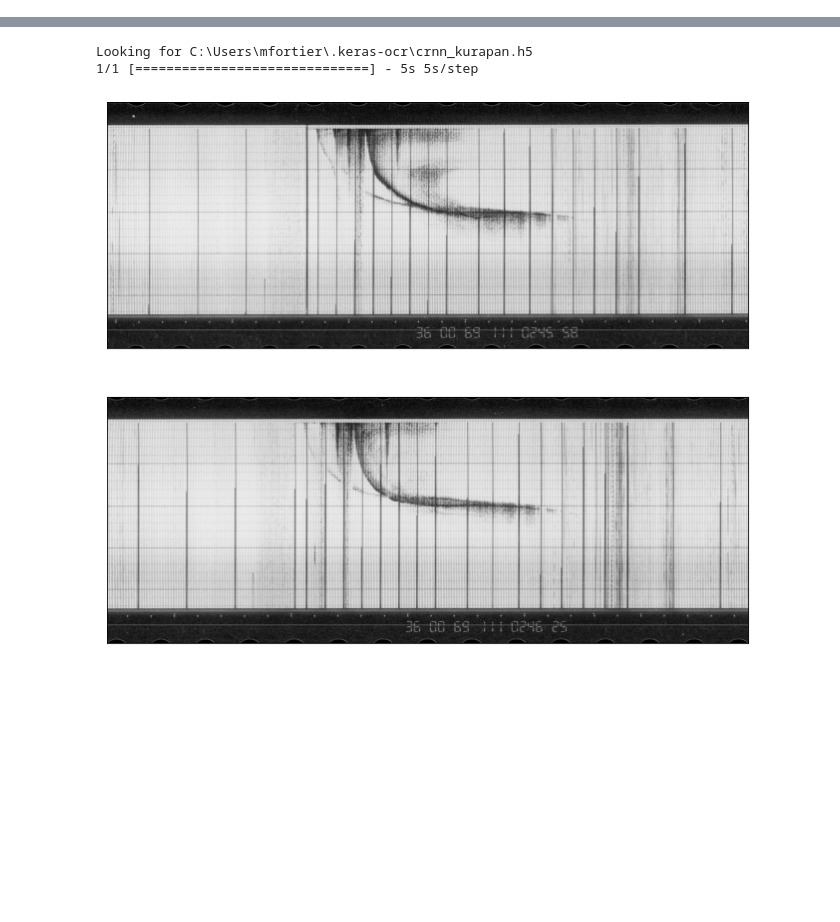
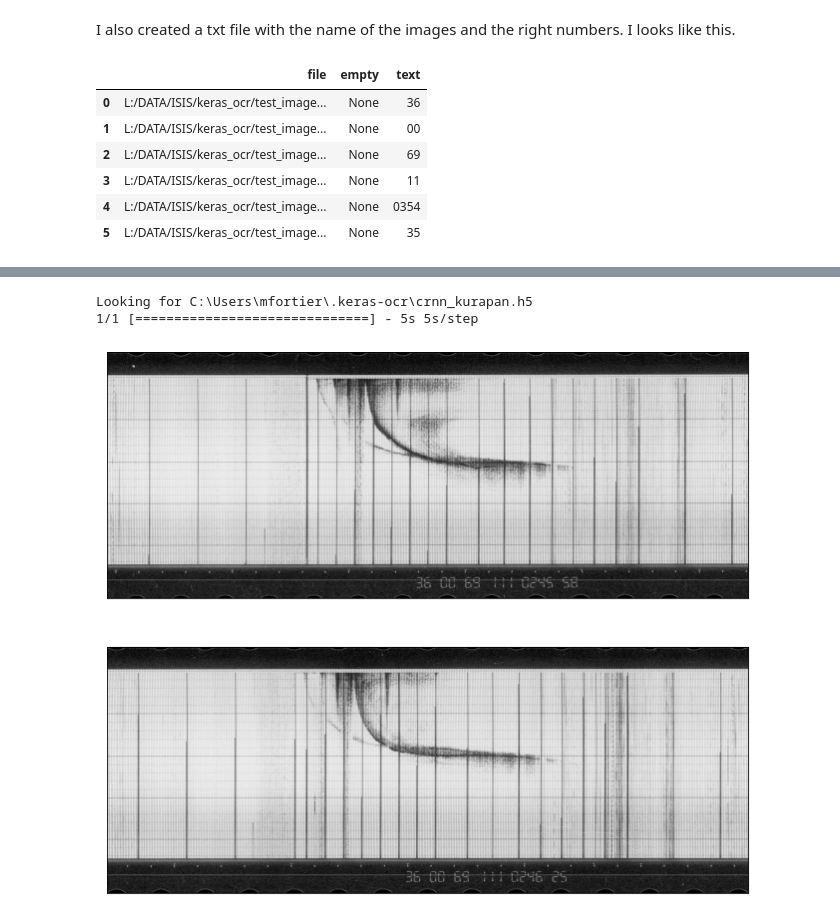
Before and after one commit to asc-csa/Alouette_ISIS_extract, a Jupyter notebook: Play/Keras_OCR_Training_ISIS_with_Ionogram.ipynb, the cells around one changed output, grey strips where cells are left out. Drawn from its saved outputs; the diff is of its cells as text; code cells hidden in the pictures; blank space fills up the shorter version.

```diff
--- a/Play/Keras_OCR_Training_ISIS_with_Ionogram.ipynb
+++ b/Play/Keras_OCR_Training_ISIS_with_Ionogram.ipynb
@@ -91,0 +22,20 @@ Epoch 25/1000
+# %% [markdown]
+I also created a txt file with the name of the images and the right numbers. I looks like this.
+# %%
+import pandas as pd
+
+dataset = pd.read_csv(data_dir+'test_images/cropped/annotations.txt', header=None,
+                      names=['file','text'], dtype={'file' : str, 'text' : str})
+dataset['file'] = data_dir+'test_images/cropped/' + dataset['file']
+dataset['text'] = dataset['text'].astype(str)
+dataset.insert(1, 'empty', None)
+
+dataset.head(6)
+# %% [output]
+|  | file | empty | text |
+| 0 | L:/DATA/ISIS/keras_ocr/test_image... | None | 36 |
+| 1 | L:/DATA/ISIS/keras_ocr/test_image... | None | 00 |
+| 2 | L:/DATA/ISIS/keras_ocr/test_image... | None | 69 |
+| 3 | L:/DATA/ISIS/keras_ocr/test_image... | None | 11 |
+| 4 | L:/DATA/ISIS/keras_ocr/test_image... | None | 0354 |
+| 5 | L:/DATA/ISIS/keras_ocr/test_image... | None | 35 |
```
Also changed, not shown: parts of 14 cells of this notebook.
